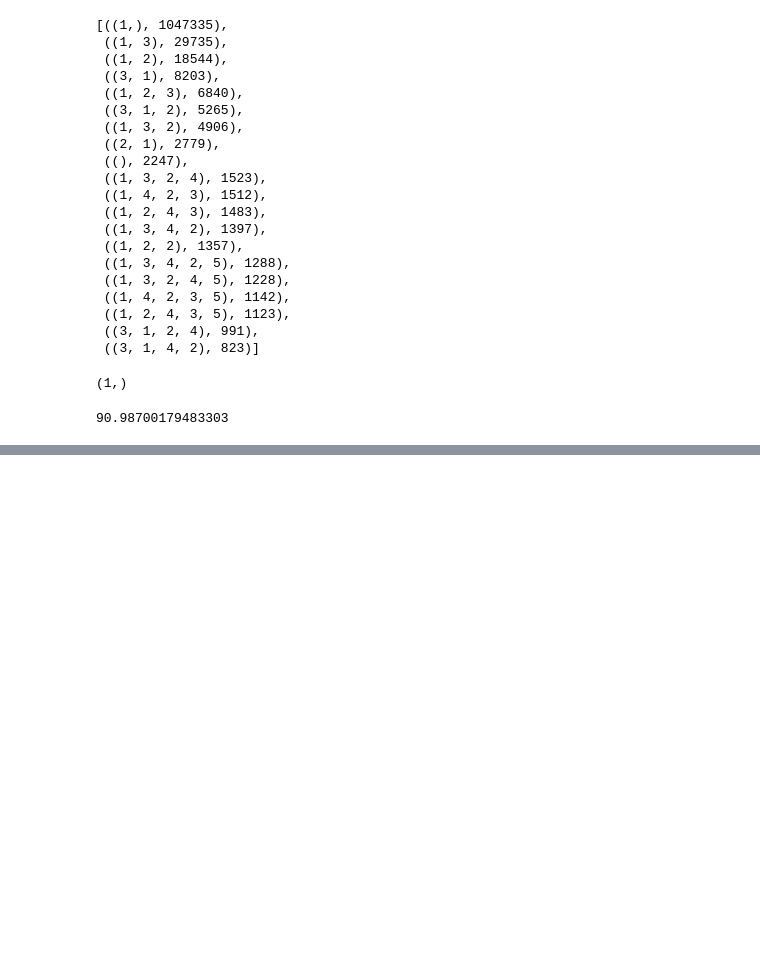
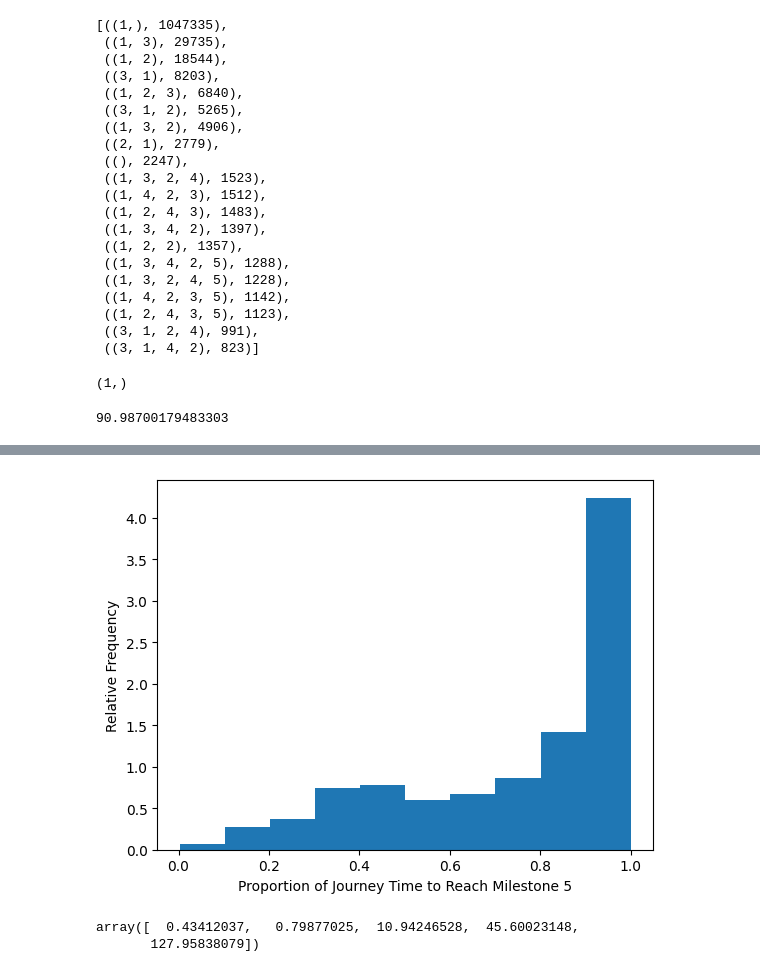
Before and after one commit to yubenjamin2022/UCLAStatsM148, a Jupyter notebook: journey_stages_eda.ipynb, the cells around one changed output, grey strips where cells are left out. Cells and saved outputs as stored; diff of their text form; code cells hidden in the pictures; blank space fills up the shorter version.

```diff
--- a/journey_stages_eda.ipynb
+++ b/journey_stages_eda.ipynb
@@ -404,0 +443,3 @@ milestone_counts_unsuccessful.most_common(n=1)[0][0]
+# %%
+# {time to milestone 5} / {total time}
+relative_times_to_milestone_5 = np.array([(journey_timestamps[np.where(journey_events == 27)][0] - journey_timestamps[0]) / (journey_timestamps[-1] - journey_timestamps[0]) for journey_timestamps, journey_events in zip(includes5['timestamps'], includes5['events'])])
@@ -404,0 +458,7 @@ milestone_counts_unsuccessful.most_common(n=1)[0][0]
+# %%
+plt.hist(relative_times_to_milestone_5, density=True)
+plt.xlabel('Proportion of Journey Time to Reach Milestone 5')
+plt.ylabel('Relative Frequency')
+plt.show()
+# %% [output]
+[figure, added]
@@ -404,0 +468,5 @@ milestone_counts_unsuccessful.most_common(n=1)[0][0]
+# %%
+np.quantile(time_to_first_milestone_4, [0.1, 0.25, 0.5, 0.75, 0.9])
+# %% [output]
+array([  0.43412037,   0.79877025,  10.94246528,  45.60023148,
+       127.95838079])
```
Also changed, not shown: parts of 24 cells of this notebook.
